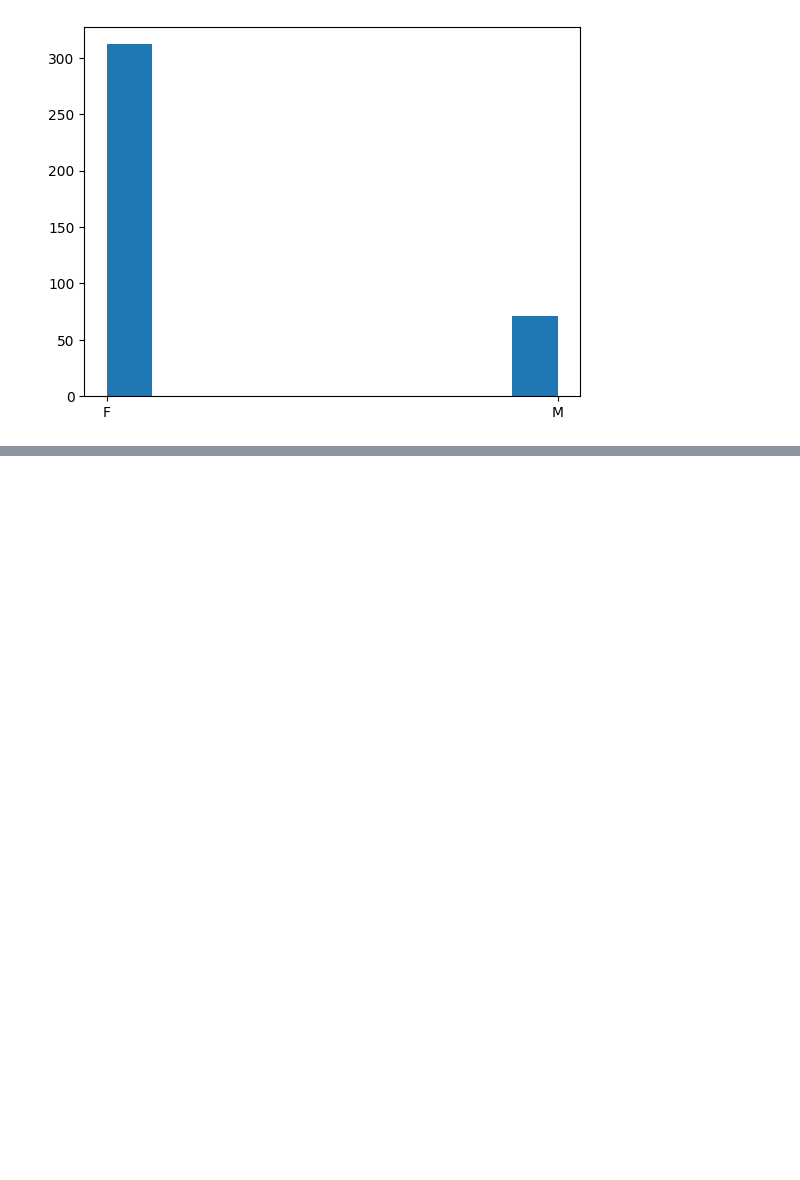
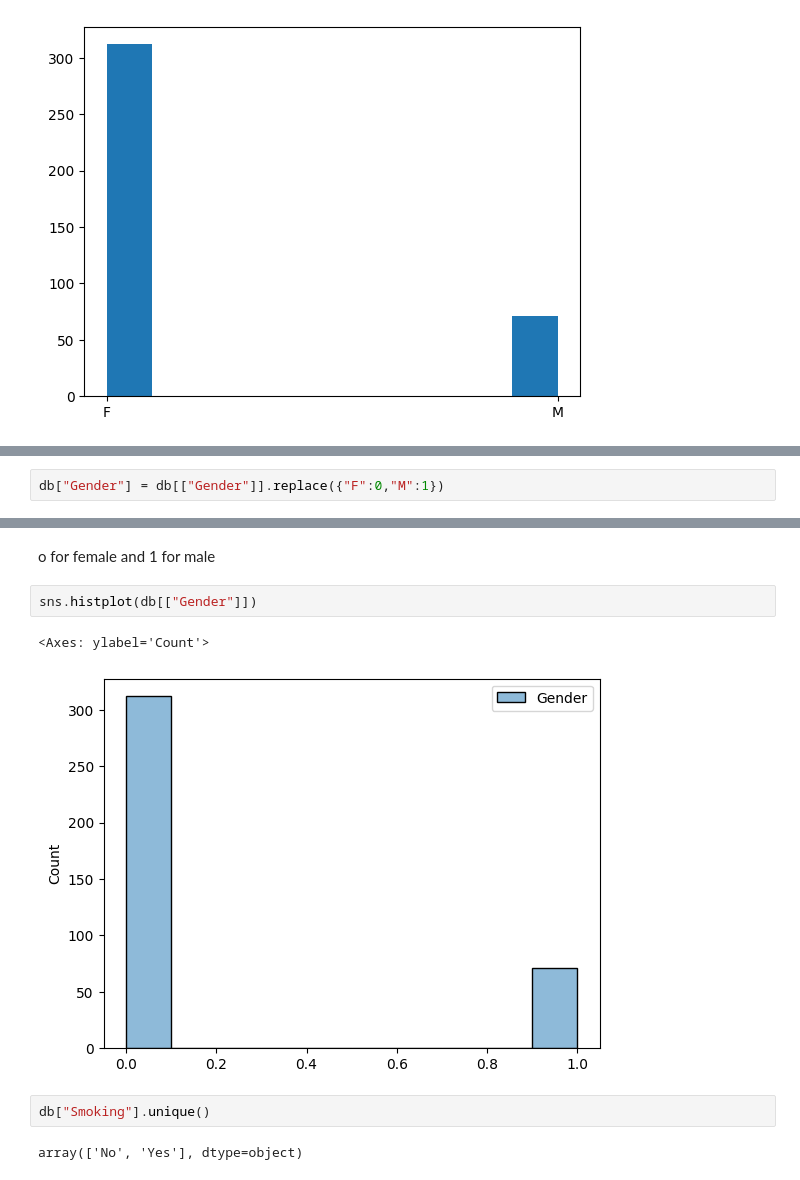
Before and after one commit to anshu-ui/thyroidDisease_model, a Jupyter notebook: data.ipynb, the cells around one changed output, grey strips where cells are left out. Saved outputs shown, nothing was run; the diff lists cells and outputs as text; blank space fills up the shorter version.

```diff
--- a/data.ipynb
+++ b/data.ipynb
@@ -54,0 +68,2 @@ plt.hist(db["Gender"])
+# %%
+db["Gender"] = db[["Gender"]].replace({"F":0,"M":1})
@@ -54,0 +79,11 @@ plt.hist(db["Gender"])
+# %% [markdown]
+o for female and 1 for male
+# %%
+sns.histplot(db[["Gender"]])
+# %% [output]
+<Axes: ylabel='Count'>
+[figure, added]
+# %%
+db["Smoking"].unique()
+# %% [output]
+array(['No', 'Yes'], dtype=object)
```
Also changed, not shown: parts of 29 cells of this notebook.
